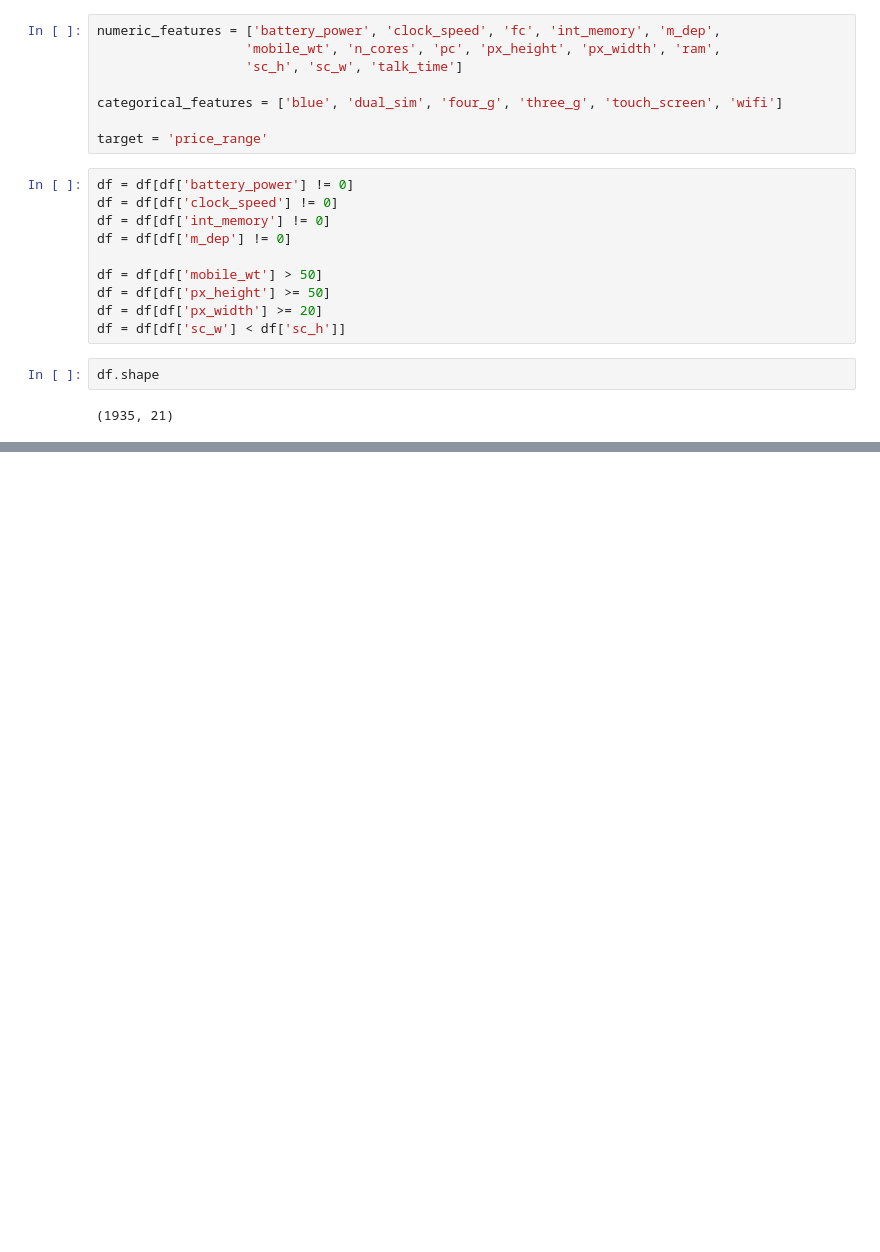
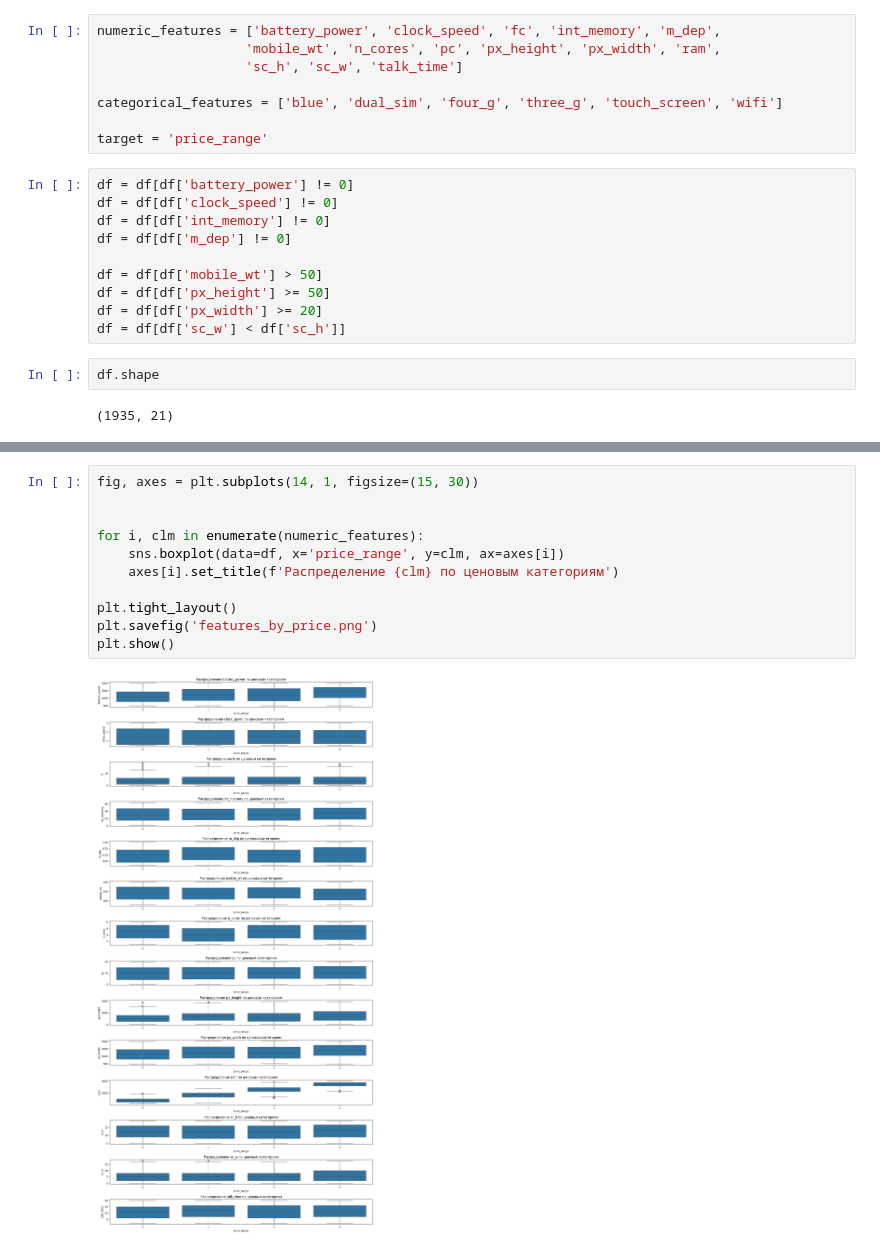
Before and after one commit to IvanovaVerA/iis, a Jupyter notebook: eda/eda.ipynb, the cells around one changed output, grey strips where cells are left out. Drawn from its saved outputs; the diff is of its cells as text; blank space fills up the shorter version.

```diff
--- a/eda/eda.ipynb
+++ b/eda/eda.ipynb
@@ -107,0 +125,13 @@ which can be installed using pip:
+# %%
+fig, axes = plt.subplots(14, 1, figsize=(15, 30))
+
+
+for i, clm in enumerate(numeric_features):
+    sns.boxplot(data=df, x='price_range', y=clm, ax=axes[i])
+    axes[i].set_title(f'Распределение {clm} по ценовым категориям')
+
+plt.tight_layout()
+plt.savefig('features_by_price.png')
+plt.show()
+# %% [output]
+[figure, added]
```
Also changed, not shown: parts of 6 cells of this notebook, 5 other files.
